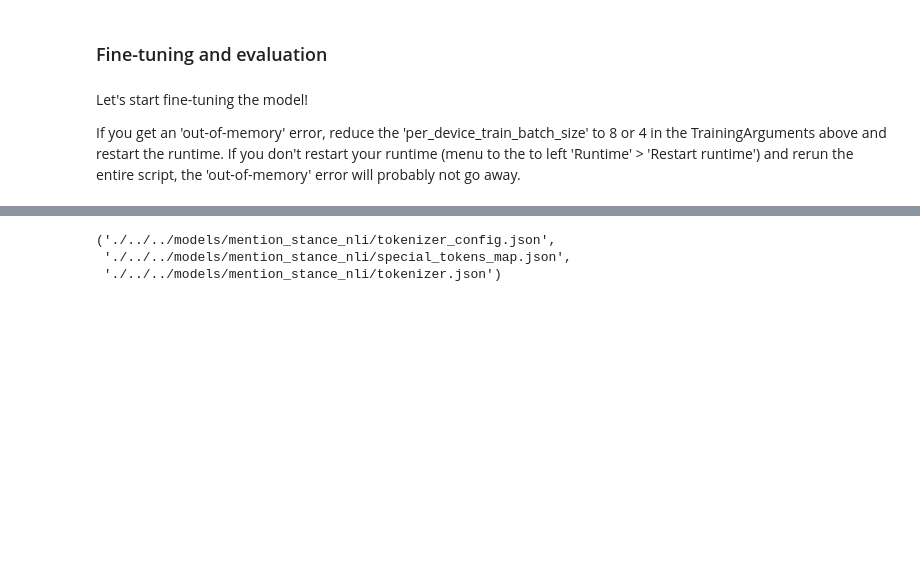
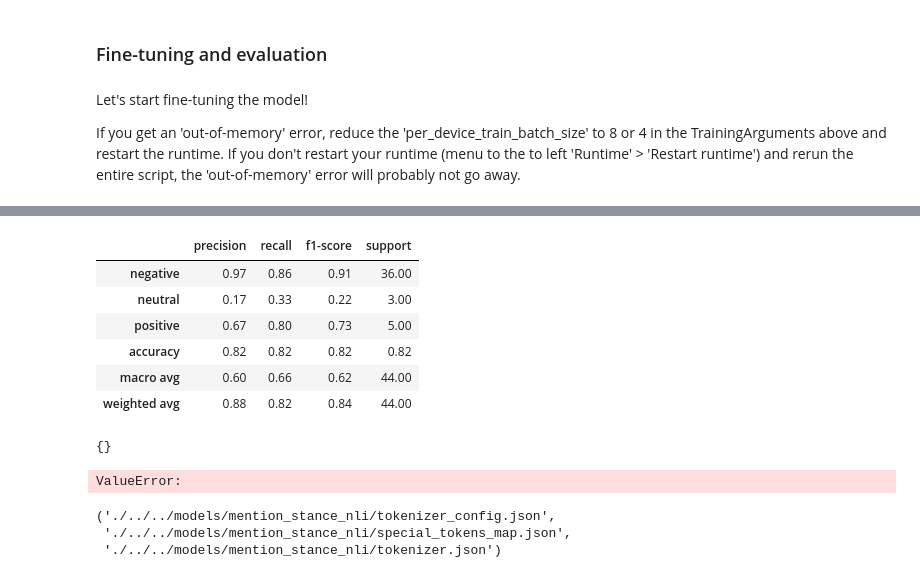
Before and after one commit to haukelicht/galtan_group_appeals, a Jupyter notebook: code/mention-classification/finetune_nli_stance_classifier.ipynb, the cells around one changed output, grey strips where cells are left out. Drawn from its saved outputs; the diff is of its cells as text; code cells hidden in the pictures; blank space fills up the shorter version.

```diff
--- a/code/mention-classification/finetune_nli_stance_classifier.ipynb
+++ b/code/mention-classification/finetune_nli_stance_classifier.ipynb
@@ -256,3 +256,61 @@ early stopping required metric_for_best_model, but did not find eval_worst_class
+# %%
+preds = trainer.predict(dataset["test"])
+# %%
+import numpy as np
+from torch.nn import Softmax
+from sklearn.metrics import classification_report
+
+predictions, labels = preds.predictions, preds.label_ids
+
+label_text_alphabetical = sorted(label_classes)
+
+### reformat model output to enable calculation of standard metrics
+# split in chunks with predictions for each hypothesis for one unique premise
+def chunks(x, n):  # Yield successive n-sized chunks from lst. https://stackoverflow.com/questions/312443/how-do-you-split-a-list-into-evenly-sized-chunks
+    for i in range(0, len(x), n):
+        yield x[i:i + n]
+
+# for each chunk/premise, select the most likely hypothesis
+softmax = Softmax(dim=1)
+prediction_chunks_lst = list(chunks(predictions, len(set(label_text_alphabetical)) ))
+hypo_position_highest_prob = []
+for i, chunk in enumerate(prediction_chunks_lst):
+    hypo_position_highest_prob.append(np.argmax(np.array(chunk)[:, 0]))  # only accesses the first column of the array, i.e. the entailment/true prediction logit of all hypos and takes the highest one
+
+label_chunks_lst = list(chunks(labels, len(set(label_text_alphabetical)) ))
+label_position_gold = []
+for chunk in label_chunks_lst:
+    label_position_gold.append(np.argmin(chunk))  # argmin to detect the position of the 0 among the 1s
+
+# ### calculate standard metrics
+# f1_macro = f1_score(label_position_gold, hypo_position_highest_prob, average='macro', zero_division=0.0)
+# f1_micro = f1_score(label_position_gold, hypo_position_highest_prob, average='micro', zero_division=0.0)
+# acc_balanced = balanced_accuracy_score(label_position_gold, hypo_position_highest_prob)
+# acc_not_balanced = accuracy_score(label_position_gold, hypo_position_highest_prob)
+# metrics = {'f1_macro': f1_macro,
+#             'f1_micro': f1_micro,
+#             'accuracy': acc_not_balanced,
+#             'balanced_accuracy': acc_balanced,
+#             }
+tmp = classification_report(label_position_gold, hypo_position_highest_prob, labels=np.sort(pd.factorize(label_text_alphabetical, sort=True)[0]), target_names=label_text_alphabetical, output_dict=True, zero_division=0.0)
+# %%
+pd.DataFrame(tmp).T.round(2)
+# %% [output]
+|  | precision | recall | f1-score | support |
+| negative | 0.97 | 0.86 | 0.91 | 36.00 |
+| neutral | 0.17 | 0.33 | 0.22 | 3.00 |
+| positive | 0.67 | 0.80 | 0.73 | 5.00 |
+| accuracy | 0.82 | 0.82 | 0.82 | 0.82 |
+| macro avg | 0.60 | 0.66 | 0.62 | 44.00 |
+| weighted avg | 0.88 | 0.82 | 0.84 | 44.00 |
+# %%
+{k.removeprefix('test_'): v for k, v in results.items() if 'prec' in k}
+# %% [output]
+{}
+# %%
+raise ValueError()
+# %% [output]
+ValueError:
 # %%
 import shutil
 shutil.rmtree(model_path)
```
Also changed, not shown: parts of 4 cells of this notebook, 3 other files.
